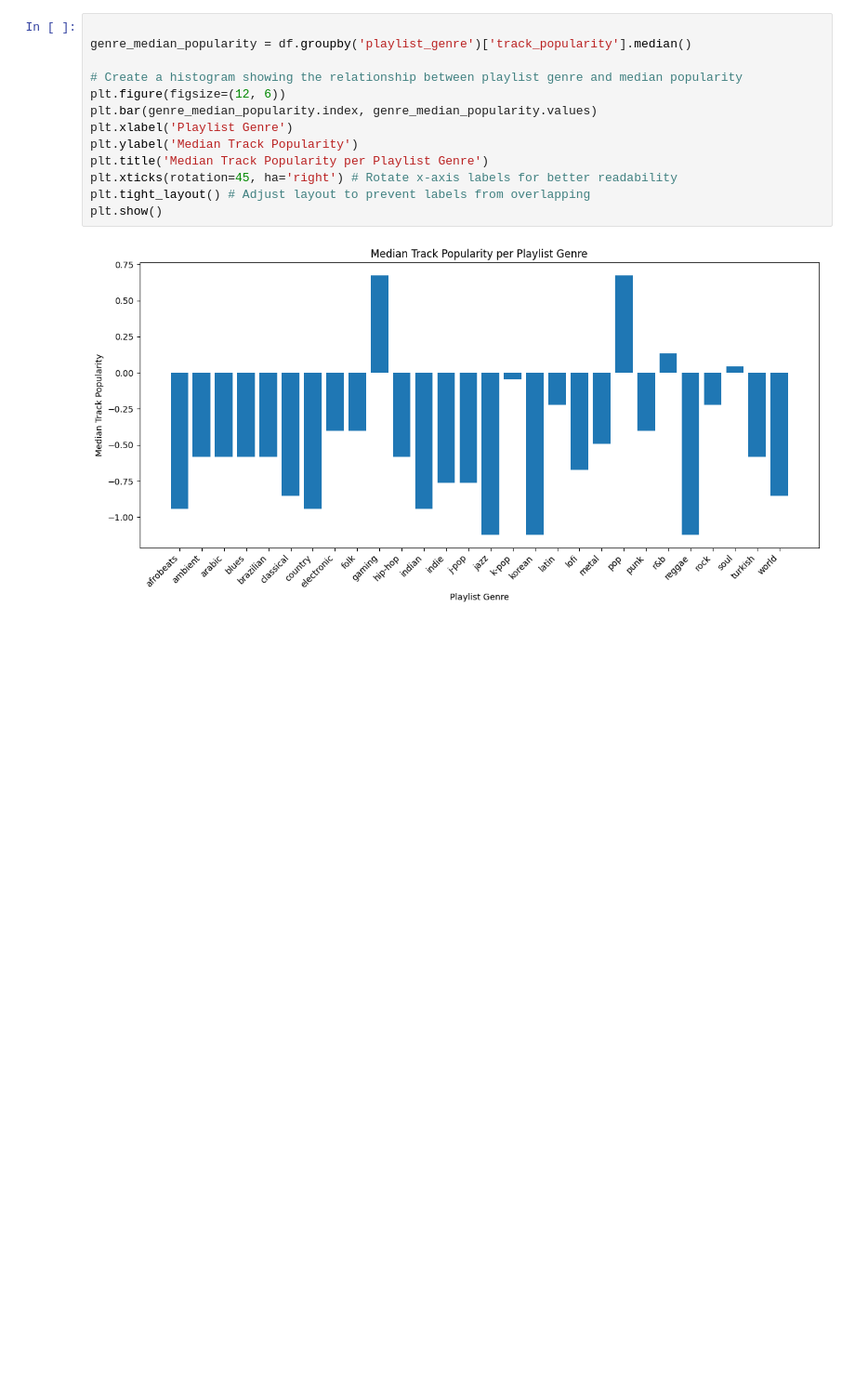
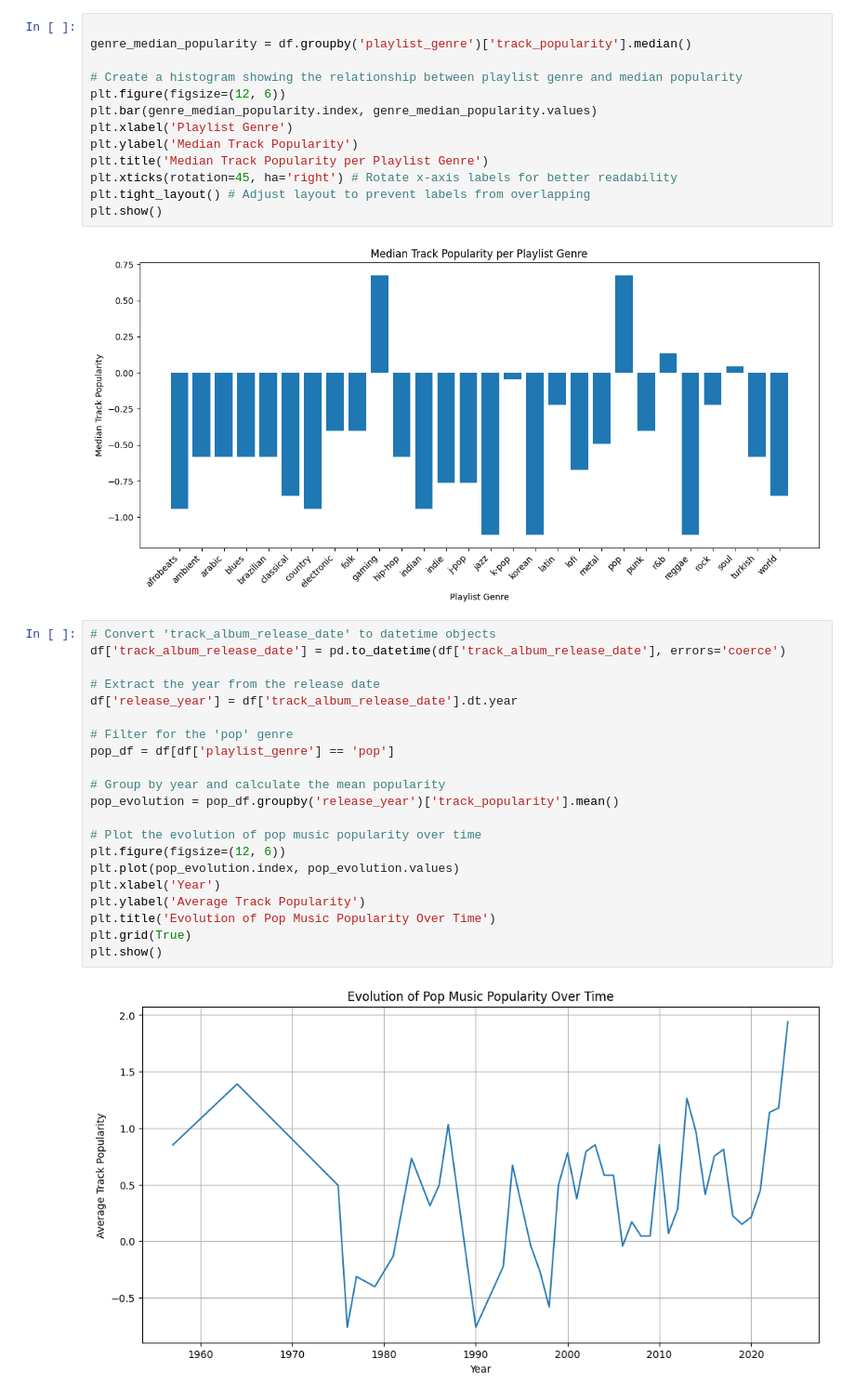
Before and after one commit to carlota111/Front_Songs, a Jupyter notebook: graphics.ipynb, the cells around one changed output. Shown: that part at 93% size. Cells and saved outputs as stored; diff of their text form; blank space fills up the shorter version.

Commit message:
Evolution of pop music over time

```diff
--- a/graphics.ipynb
+++ b/graphics.ipynb
@@ -85,3 +85,26 @@ plt.tight_layout() # Adjust layout to prevent labels from overlapping
 plt.show()
 # %% [output]
 [figure]
+# %%
+# Convert 'track_album_release_date' to datetime objects
+df['track_album_release_date'] = pd.to_datetime(df['track_album_release_date'], errors='coerce')
+
+# Extract the year from the release date
+df['release_year'] = df['track_album_release_date'].dt.year
+
+# Filter for the 'pop' genre
+pop_df = df[df['playlist_genre'] == 'pop']
+
+# Group by year and calculate the mean popularity
+pop_evolution = pop_df.groupby('release_year')['track_popularity'].mean()
+
+# Plot the evolution of pop music popularity over time
+plt.figure(figsize=(12, 6))
+plt.plot(pop_evolution.index, pop_evolution.values)
+plt.xlabel('Year')
+plt.ylabel('Average Track Popularity')
+plt.title('Evolution of Pop Music Popularity Over Time')
+plt.grid(True)
+plt.show()
+# %% [output]
+[figure, added]
```
